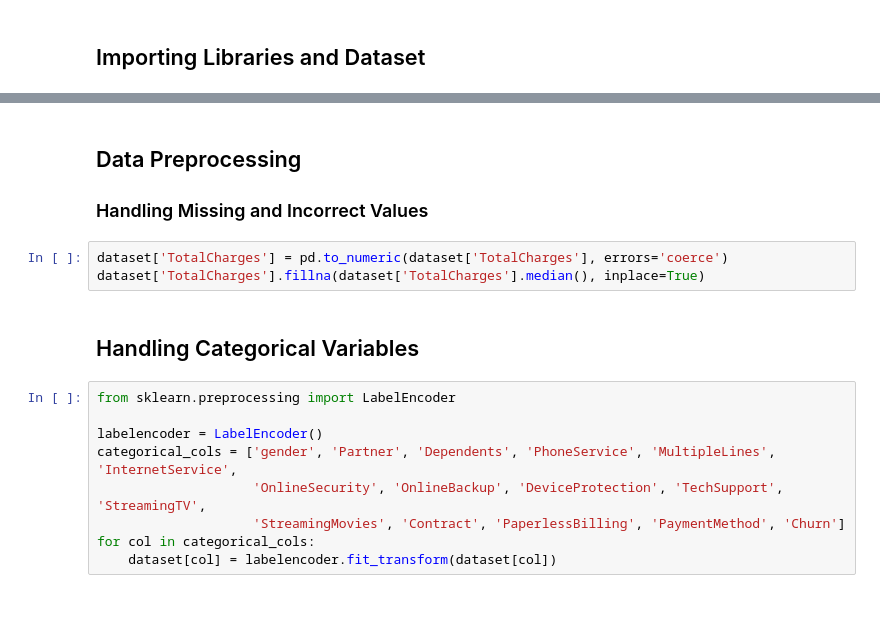
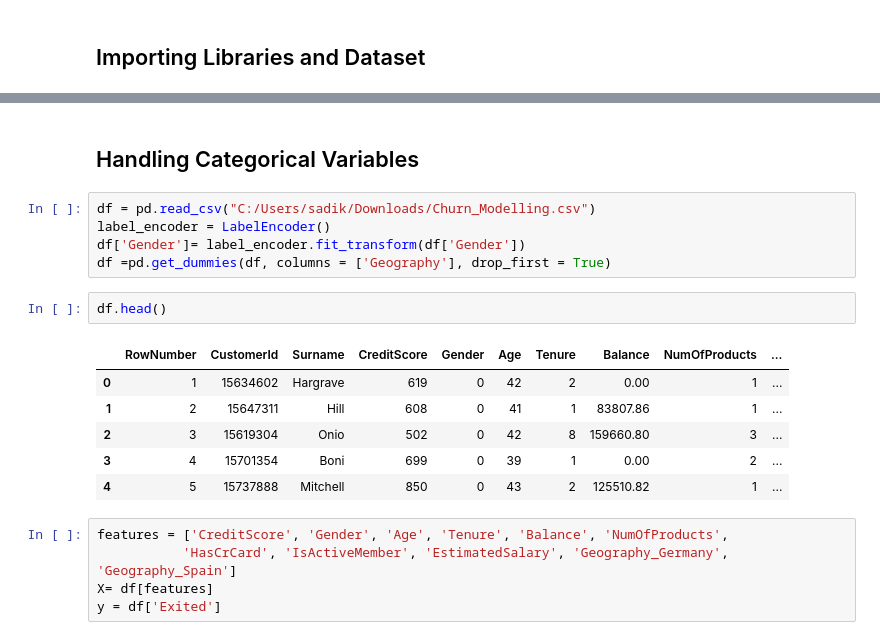
Before and after one commit to Sadikshya211/customer-churn-prediction, a Jupyter notebook: DsProject.ipynb, the cells around one changed output, grey strips where cells are left out. Cells and saved outputs as stored; diff of their text form; blank space fills up the shorter version.

```diff
--- a/DsProject.ipynb
+++ b/DsProject.ipynb
@@ -68,17 +89,21 @@ Name: count, dtype: int64
-# %% [markdown]
-## Data Preprocessing
-### Handling Missing and Incorrect Values
-# %%
-dataset['TotalCharges'] = pd.to_numeric(dataset['TotalCharges'], errors='coerce')
-dataset['TotalCharges'].fillna(dataset['TotalCharges'].median(), inplace=True)
 # %% [markdown]
 ## Handling Categorical Variables
 # %%
-from sklearn.preprocessing import LabelEncoder
-
-labelencoder = LabelEncoder()
-categorical_cols = ['gender', 'Partner', 'Dependents', 'PhoneService', 'MultipleLines', 'InternetService',
-                    'OnlineSecurity', 'OnlineBackup', 'DeviceProtection', 'TechSupport', 'StreamingTV',
-                    'StreamingMovies', 'Contract', 'PaperlessBilling', 'PaymentMethod', 'Churn']
-for col in categorical_cols:
-    dataset[col] = labelencoder.fit_transform(dataset[col])
+df = pd.read_csv("C:/Users/sadik/Downloads/Churn_Modelling.csv")
+label_encoder = LabelEncoder()
+df['Gender']= label_encoder.fit_transform(df['Gender'])
+df =pd.get_dummies(df, columns = ['Geography'], drop_first = True)
+# %%
+df.head()
+# %% [output]
+|  | RowNumber | CustomerId | Surname | CreditScore | Gender | Age | Tenure | Balance | NumOfProducts | ... |
+| 0 | 1 | 15634602 | Hargrave | 619 | 0 | 42 | 2 | 0.00 | 1 | ... |
+| 1 | 2 | 15647311 | Hill | 608 | 0 | 41 | 1 | 83807.86 | 1 | ... |
+| 2 | 3 | 15619304 | Onio | 502 | 0 | 42 | 8 | 159660.80 | 3 | ... |
+| 3 | 4 | 15701354 | Boni | 699 | 0 | 39 | 1 | 0.00 | 2 | ... |
+| 4 | 5 | 15737888 | Mitchell | 850 | 0 | 43 | 2 | 125510.82 | 1 | ... |
+# %%
+features = ['CreditScore', 'Gender', 'Age', 'Tenure', 'Balance', 'NumOfProducts',
+           'HasCrCard', 'IsActiveMember', 'EstimatedSalary', 'Geography_Germany', 'Geography_Spain']
+X= df[features]
+y = df['Exited']
```
Also changed, not shown: parts of 16 cells of this notebook.
